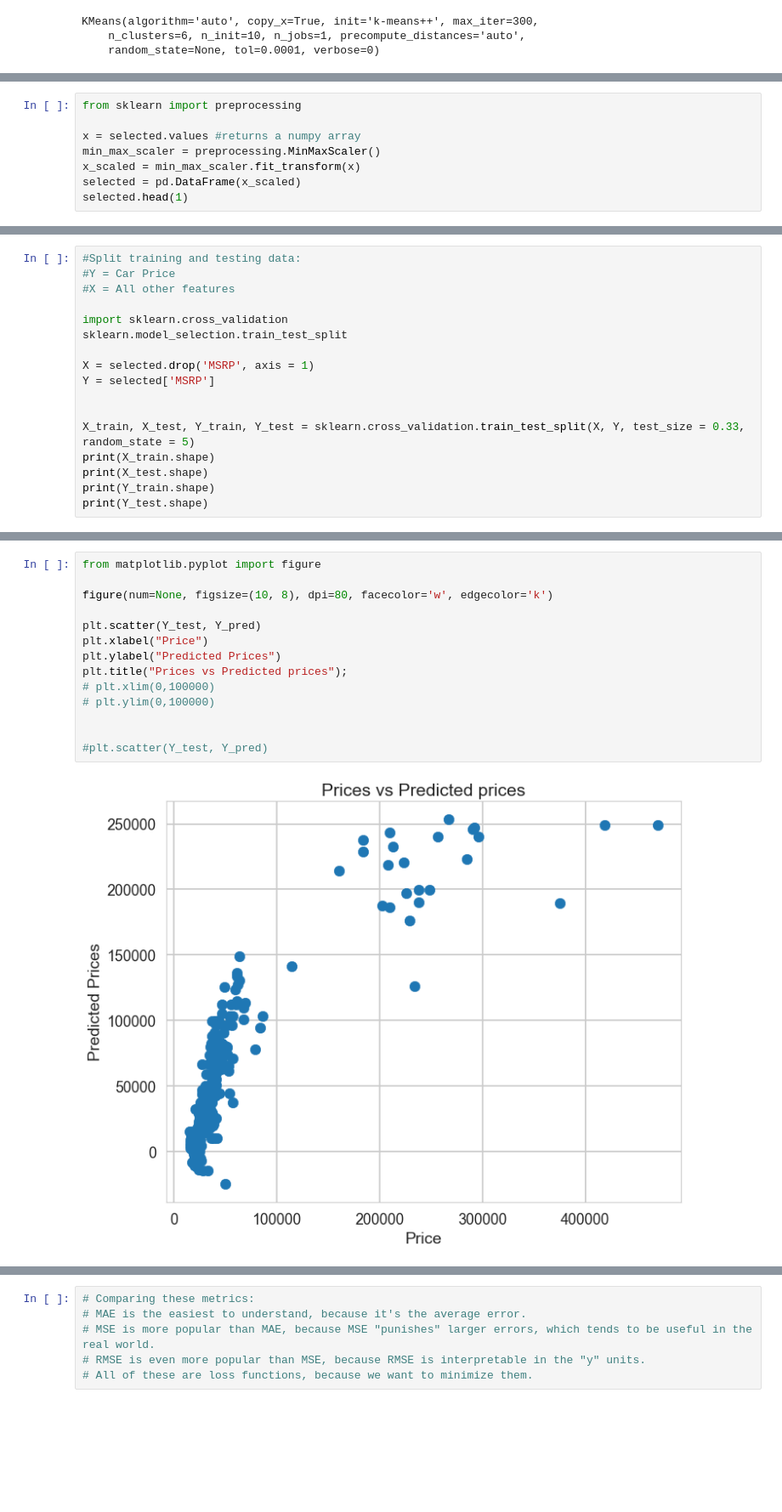
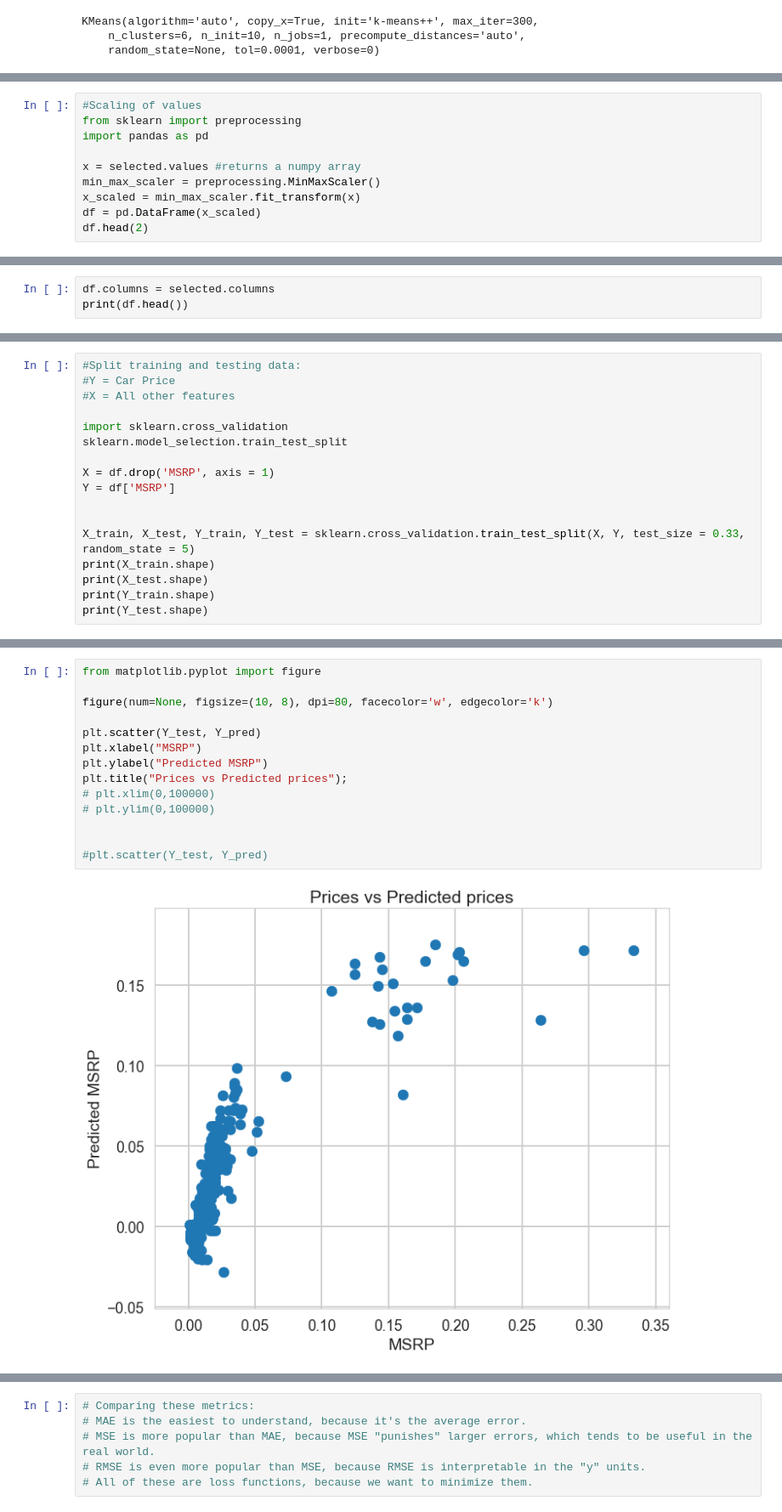
Before and after one commit to pujakb/ML, a Jupyter notebook: LR/LinearRegression.ipynb, the cells around one changed output, grey strips where cells are left out. Shown: that part at 85% size. Saved outputs shown, nothing was run; the diff lists cells and outputs as text; blank space fills up the shorter version.

```diff
--- a/LR/LinearRegression.ipynb
+++ b/LR/LinearRegression.ipynb
@@ -146,11 +135,13 @@ Counter({0: 519, 5: 166, 4: 20, 1: 42, 3: 5, 2: 1})
 # %%
+#Scaling of values
 from sklearn import preprocessing
+import pandas as pd
 
 x = selected.values #returns a numpy array
 min_max_scaler = preprocessing.MinMaxScaler()
 x_scaled = min_max_scaler.fit_transform(x)
-selected = pd.DataFrame(x_scaled)
-selected.head(1)
+df = pd.DataFrame(x_scaled)
+df.head(2)
 # %% [output]
 |  | 0 | 1 | 2 | 3 | 4 | 5 | 6 |
 | 0 | 0.0 | 0.314637 | 0.5 | 0.144444 | 0.065574 | 0.688551 | 0.012783 |
@@ -156,0 +154,3 @@ selected.head(1)
+# %%
+df.columns = selected.columns
+print(df.head())
@@ -251,8 +234,8 @@ max      1.000000
 import sklearn.cross_validation
 sklearn.model_selection.train_test_split
 
-X = selected.drop('MSRP', axis = 1)
-Y = selected['MSRP']
+X = df.drop('MSRP', axis = 1)
+Y = df['MSRP']
 
 
 X_train, X_test, Y_train, Y_test = sklearn.cross_validation.train_test_split(X, Y, test_size = 0.33, random_state = 5)
@@ -297,19 +283,19 @@ print(Y_pred)
 # %%
 from matplotlib.pyplot import figure
 
 figure(num=None, figsize=(10, 8), dpi=80, facecolor='w', edgecolor='k')
 
 plt.scatter(Y_test, Y_pred)
-plt.xlabel("Price")
-plt.ylabel("Predicted Prices")
+plt.xlabel("MSRP")
+plt.ylabel("Predicted MSRP")
 plt.title("Prices vs Predicted prices");
 # plt.xlim(0,100000)
 # plt.ylim(0,100000)
 
 
 #plt.scatter(Y_test, Y_pred)
 # %% [output]
-[figure, old version]
+[figure, new version]
 # %%
 sns.distplot((Y_test-Y_pred))
 # %% [output]
```
Also changed, not shown: parts of 19 cells of this notebook.
